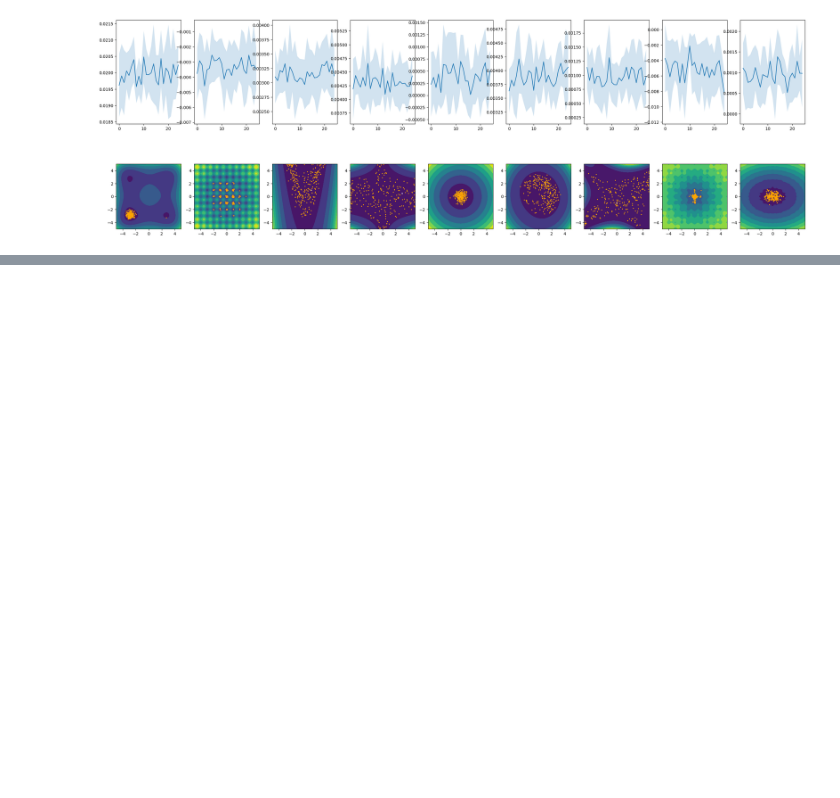
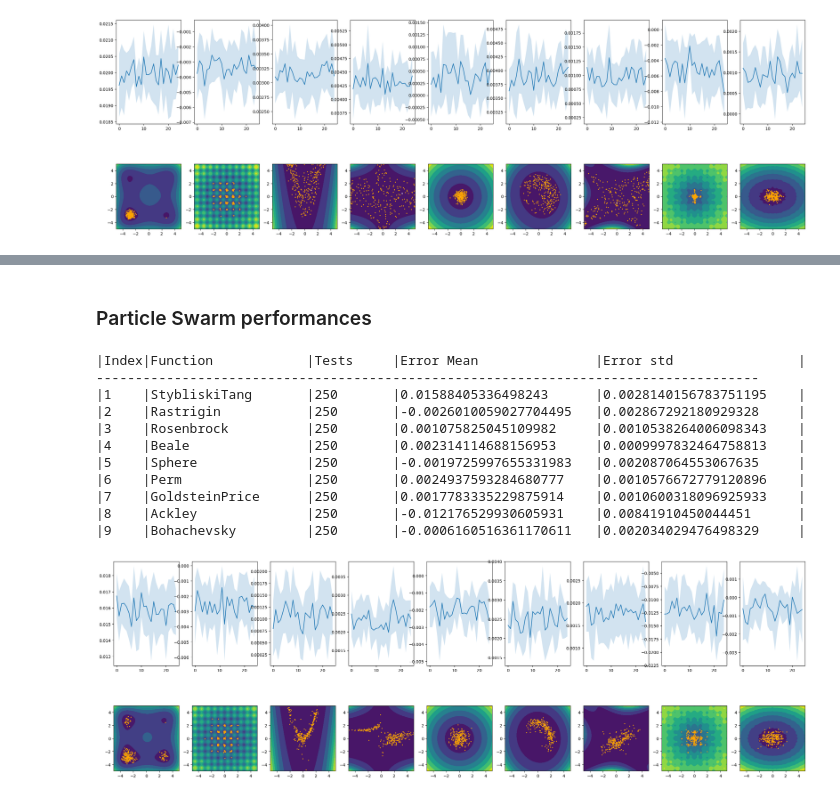
Before and after one commit to oselin/algorithm_development, a Jupyter notebook: main.ipynb, the cells around one changed output, grey strips where cells are left out. Cells and saved outputs as stored; diff of their text form; code cells hidden in the pictures; blank space fills up the shorter version.

```diff
--- a/main.ipynb
+++ b/main.ipynb
@@ -190,0 +273,80 @@ for i, row in enumerate(data):
+# %% [markdown]
+### Particle Swarm performances
+# %%
+# Define the X1 and X2 span
+X1 = X2 = np.linspace(-5, 5, 101)
+points = np.array([[x1,x2] for x1 in X1 for x2 in X2])
+
+# Define the parameters for the algorithms
+budget    = 100
+n_samples = 15
+dimension = 2
+new_max = 0.28
+new_min = 0.22
+
+test_rounds = 25
+batch_size = 10
+fig, ax = plt.subplots(2,  len(benchmarkfunction_list), figsize=(30,10))
+
+data = [["Index","Function", "Tests", "Error Mean", "Error std"]]
+
+for plt_idx, test_function in enumerate(benchmarkfunction_list):
+    # Compute the function
+    Fx = test_function(points.T)
+
+    # Find minimum and its coordinates
+    idx  = np.argmin(Fx)
+    Xmin = points[idx]
+    Fmin = Fx[idx]
+    Fmax = np.max(Fx)
+    test_function_scaled = lambda x: (new_max - new_min)*(test_function(x) - Fmin)/(Fmax - Fmin) + new_min + np.random.normal(0, 0.001)
+    Fx_scaled = test_function_scaled(points.T)
+    Fmin = Fx_scaled[idx]
+    ax[1, plt_idx].contourf(X1,X2,Fx_scaled.reshape(101,101).T)
+    ax[1, plt_idx].axis('scaled')
+    ax[1, plt_idx].scatter(Xmin[0], Xmin[1], c="white",s=3)      # Real minimum
+
+
+    test_mean, test_std = [], []
+    for _ in range(test_rounds):
+        batch = []
+        for _ in range(batch_size):
+            # Define the intial set of points
+            initial_x =  np.random.uniform(low=-5, high=5, size=[dimension, n_samples])
+
+            # Estimate the minimum
+            X_best, Y_best, _, _ = particle_swarm(test_function_scaled, X=initial_x, V=None, dimension=dimension, low=-5, high=5, sampling_budget=budget, n_particles=n_samples, tol=10e-6, c1=0.1, c2=0.1, w=0.8)
+            batch.append(Y_best)
+            ax[1, plt_idx].scatter(X_best[0], X_best[1], c="orange",s=2)
+
+        batch_mean = np.mean(Fmin - batch)
+        batch_std  = np.std(Fmin - batch)
+
+        test_mean.append(batch_mean)
+        test_std.append(batch_std)
+    test_mean = np.array(test_mean)
+    test_std = np.array(test_std)
+    data.append([test_function.__name__, test_rounds*batch_size, np.mean(test_mean).copy(), np.sqrt(np.sum(test_std**2) / (batch_size-1))])
+
+
+    ax[0, plt_idx].plot(np.arange(0,len(test_mean)), test_mean, label='Computed minima')
+    ax[0, plt_idx].fill_between(np.arange(0,len(test_mean)), test_mean - test_std, test_mean + test_std, alpha=0.2, label='Standard Deviation')
+
+for i, row in enumerate(data):
+    if (i==0): print(f"|{row[0]:<5}|{row[1]:<20}|{row[2]:<10}|{row[3]:<25}|{row[4]:<25}|")
+    else:
+        if (i == 1): print(f"{'-' * 85}")
+        print(f"|{i:<5}|{row[0]:<20}|{row[1]:<10}|{row[2]:<25}|{row[3]:<25}|")
+# %% [output]
+|Index|Function            |Tests     |Error Mean               |Error std                |
+-------------------------------------------------------------------------------------
+|1    |StybliskiTang       |250       |0.01588405336498243      |0.0028140156783751195    |
+|2    |Rastrigin           |250       |-0.0026010059027704495   |0.002867292180929328     |
+|3    |Rosenbrock          |250       |0.001075825045109982     |0.0010538264006098343    |
+|4    |Beale               |250       |0.002314114688156953     |0.0009997832464758813    |
+|5    |Sphere              |250       |-0.0019725997655331983   |0.002087064553067635     |
+|6    |Perm                |250       |0.0024937593284680777    |0.0010576672779120896    |
+|7    |GoldsteinPrice      |250       |0.0017783335229875914    |0.0010600318096925933    |
+|8    |Ackley              |250       |-0.012176529930605931    |0.00841910450044451      |
+|9    |Bohachevsky         |250       |-0.0006160516361170611   |0.002034029476498329     |
+[figure, added]
```
Also changed, not shown: parts of 9 cells of this notebook.
